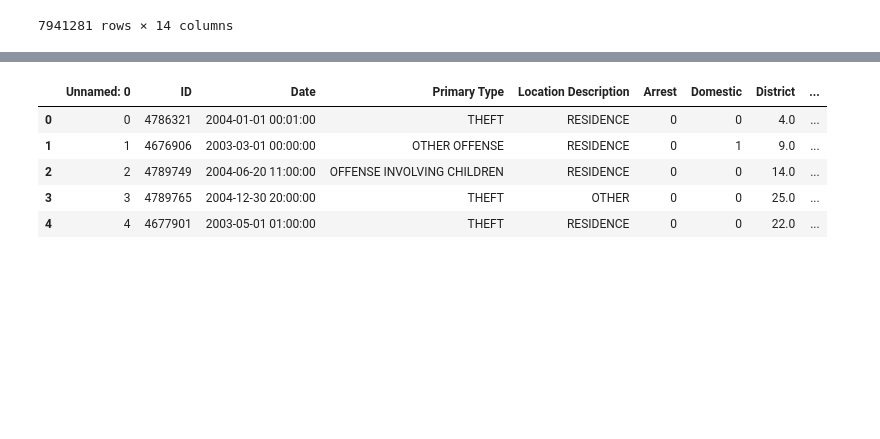
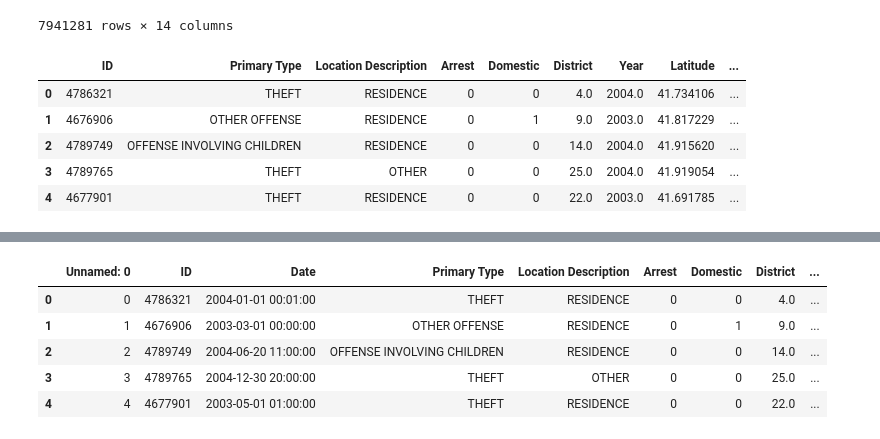
Before and after one commit to g1isgone/Unsupervised-MachineLearning, a Jupyter notebook: finalProject/Expanding Dimensions via Unnesting .ipynb, the cells around one changed output, grey strips where cells are left out. Drawn from its saved outputs; the diff is of its cells as text; code cells hidden in the pictures; blank space fills up the shorter version.

```diff
--- a/finalProject/Expanding Dimensions via Unnesting .ipynb
+++ b/finalProject/Expanding Dimensions via Unnesting .ipynb
@@ -503,3 +503,14 @@ dataset
 | 7941279 | 7941279 | 7941279 | 10508690 | 2016-05-03 21:07:00 | BATTERY | STREET | 0 | 1 | ... |
 | 7941280 | 7941280 | 7941280 | 10508692 | 2016-05-03 23:38:00 | OTHER OFFENSE | OTHER | 1 | 0 | ... |
 7941281 rows × 14 columns
+# %%
+dataset = dataset.drop(['Unnamed: 0', 'Unnamed: 0.1', 'Date'], axis = 1)
+# %%
+dataset.head()
+# %% [output]
+|  | ID | Primary Type | Location Description | Arrest | Domestic | District | Year | Latitude | ... |
+| 0 | 4786321 | THEFT | RESIDENCE | 0 | 0 | 4.0 | 2004.0 | 41.734106 | ... |
+| 1 | 4676906 | OTHER OFFENSE | RESIDENCE | 0 | 1 | 9.0 | 2003.0 | 41.817229 | ... |
+| 2 | 4789749 | OFFENSE INVOLVING CHILDREN | RESIDENCE | 0 | 0 | 14.0 | 2004.0 | 41.915620 | ... |
+| 3 | 4789765 | THEFT | OTHER | 0 | 0 | 25.0 | 2004.0 | 41.919054 | ... |
+| 4 | 4677901 | THEFT | RESIDENCE | 0 | 0 | 22.0 | 2003.0 | 41.691785 | ... |
```
Also changed, not shown: parts of 4 cells of this notebook.
